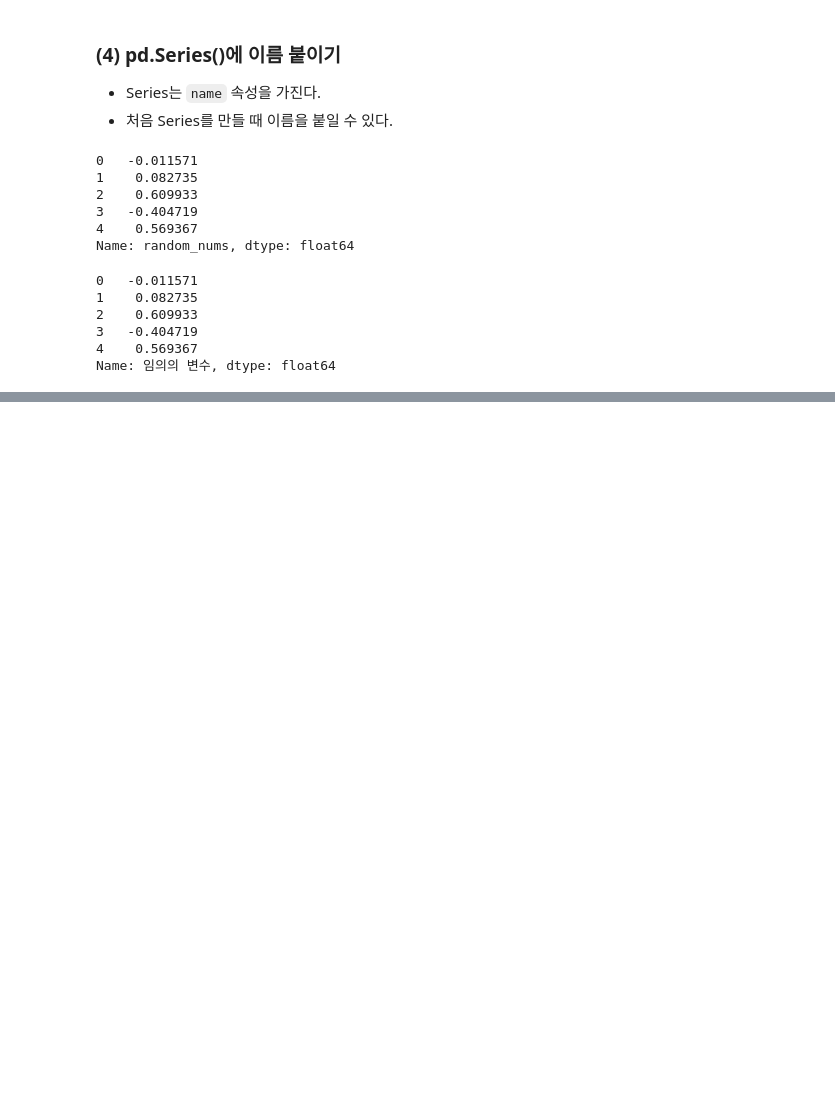
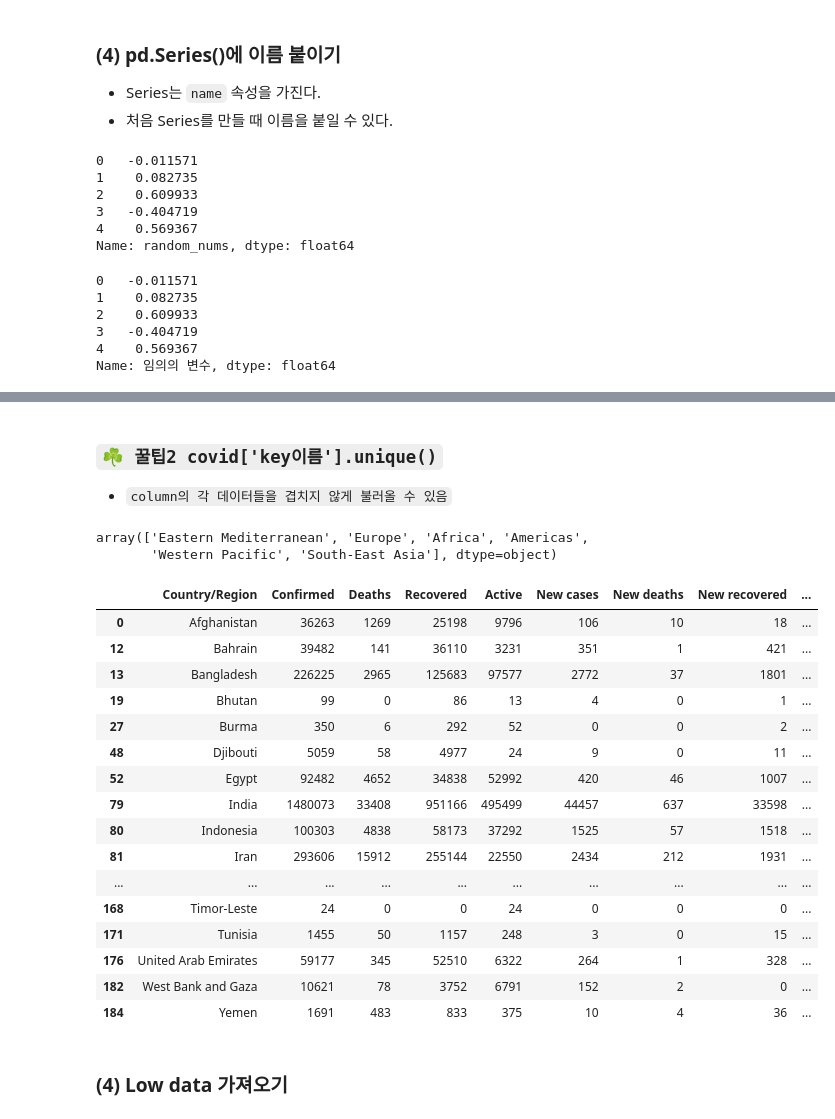
Before and after one commit to JitHoon/cnuai, a Jupyter notebook: julyEducation/firstW_pandas.ipynb, the cells around one changed output, grey strips where cells are left out. Drawn from its saved outputs; the diff is of its cells as text; code cells hidden in the pictures; blank space fills up the shorter version.

Commit message:
07.06.morning pandas pd.Series pd.DataFrame

```diff
--- a/julyEducation/firstW_pandas.ipynb
+++ b/julyEducation/firstW_pandas.ipynb
@@ -136,0 +176,4 @@ Name: 임의의 변수, dtype: float64
+# %%
+# 동일 경로에 csv 파일이 존재하면 :
+covid = pd.read_csv("./country_wise_latest.csv")
+covid
@@ -136,0 +263,30 @@ Name: 임의의 변수, dtype: float64
+# %% [markdown]
+### `☘️ 꿀팁2 covid['key이름'].unique()`
+- `column의 각 데이터들을 겹치지 않게 불러올 수 있음`
+# %%
+covid["WHO Region"].unique()
+# %% [output]
+array(['Eastern Mediterranean', 'Europe', 'Africa', 'Americas',
+       'Western Pacific', 'South-East Asia'], dtype=object)
+# %%
+covid[(covid["WHO Region"] == 'South-East Asia') | (covid["WHO Region"] == 'Eastern Mediterranean')]
+# %% [output]
+|  | Country/Region | Confirmed | Deaths | Recovered | Active | New cases | New deaths | New recovered | ... |
+| 0 | Afghanistan | 36263 | 1269 | 25198 | 9796 | 106 | 10 | 18 | ... |
+| 12 | Bahrain | 39482 | 141 | 36110 | 3231 | 351 | 1 | 421 | ... |
+| 13 | Bangladesh | 226225 | 2965 | 125683 | 97577 | 2772 | 37 | 1801 | ... |
+| 19 | Bhutan | 99 | 0 | 86 | 13 | 4 | 0 | 1 | ... |
+| 27 | Burma | 350 | 6 | 292 | 52 | 0 | 0 | 2 | ... |
+| 48 | Djibouti | 5059 | 58 | 4977 | 24 | 9 | 0 | 11 | ... |
+| 52 | Egypt | 92482 | 4652 | 34838 | 52992 | 420 | 46 | 1007 | ... |
+| 79 | India | 1480073 | 33408 | 951166 | 495499 | 44457 | 637 | 33598 | ... |
+| 80 | Indonesia | 100303 | 4838 | 58173 | 37292 | 1525 | 57 | 1518 | ... |
+| 81 | Iran | 293606 | 15912 | 255144 | 22550 | 2434 | 212 | 1931 | ... |
+| ... | ... | ... | ... | ... | ... | ... | ... | ... | ... |
+| 168 | Timor-Leste | 24 | 0 | 0 | 24 | 0 | 0 | 0 | ... |
+| 171 | Tunisia | 1455 | 50 | 1157 | 248 | 3 | 0 | 15 | ... |
+| 176 | United Arab Emirates | 59177 | 345 | 52510 | 6322 | 264 | 1 | 328 | ... |
+| 182 | West Bank and Gaza | 10621 | 78 | 3752 | 6791 | 152 | 2 | 0 | ... |
+| 184 | Yemen | 1691 | 483 | 833 | 375 | 10 | 4 | 36 | ... |
+# %% [markdown]
+### (4) Low data 가져오기
```
Also changed, not shown: parts of 17 cells of this notebook, 1 other file.
